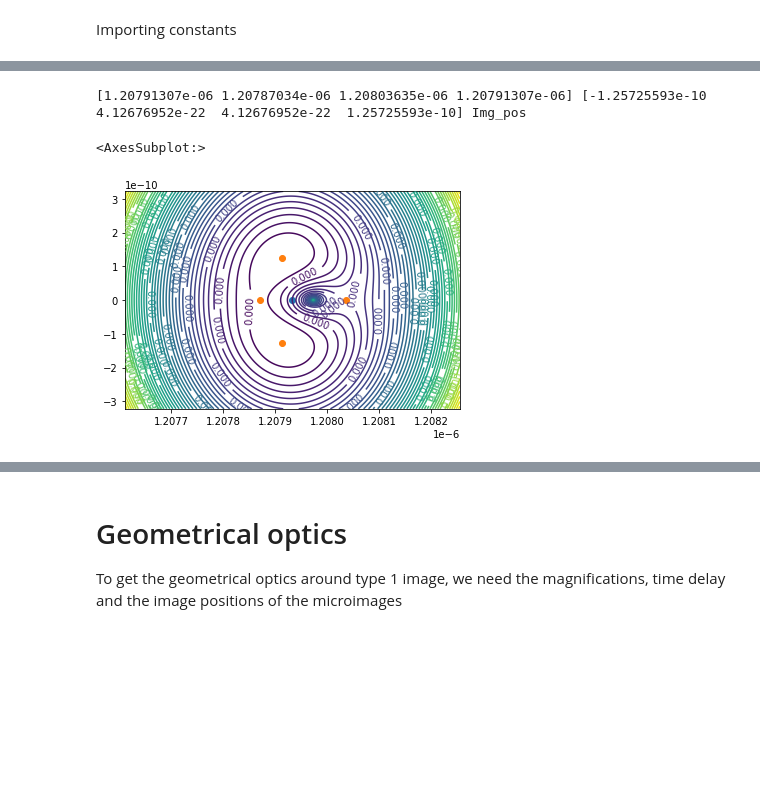
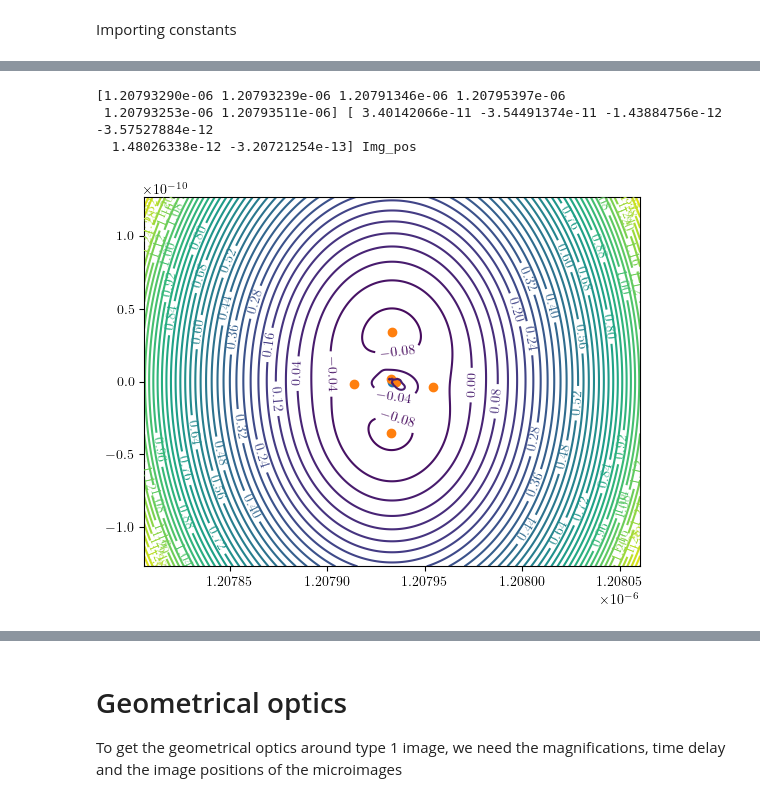
Before and after one commit to manchunyeung/wolensing, a Jupyter notebook: examples/embedded_lens.ipynb, the cells around one changed output, grey strips where cells are left out. Drawn from its saved outputs; the diff is of its cells as text; code cells hidden in the pictures; blank space fills up the shorter version.

```diff
--- a/examples/embedded_lens.ipynb
+++ b/examples/embedded_lens.ipynb
@@ -143,0 +162,2 @@ Tscale = 295529.4644879091
+# %%
+masses=[0.0875411729158816, 0.1380156891218021, 0.37757290272476596, 0.08326002905591416, 0.11751088559578819, 0.0878737809276154, 0.14164220540181344, 0.32080191454865087, 0.1432894584167837, 0.2607705005317567, 0.09098854113286821, 0.636857294268748, 0.10244447554800015, 0.11147041258795794, 0.2124085350914183, 0.6266784519859449, 0.42496685401191886, 1.1390594002155605, 0.4254607239653152, 0.1671246164756932, 0.17585315448008126, 0.36911502207552227]
@@ -143,0 +212,32 @@ Tscale = 295529.4644879091
+# %%
+Images_dict = {'Source_ra': beta0,
+               'Source_dec': beta1,
+               'Img_ra': Img_ra,
+               'Img_dec': Img_dec,
+               'MacroImg_ra': MacroImg_ra,
+               'MacroImg_dec': MacroImg_dec,
+               'Microlens_ra': [eta20],
+               'Microlens_dec': [eta21],
+               'thetaE': thetaE}
+
+# time delays, magnifications, Morse indices
+from lensinggw.utils.utils import TimeDelay, magnifications, getMinMaxSaddle
+from lensinggw.amplification_factor.amplification_factor import geometricalOpticsMagnification
+tds = TimeDelay(Img_ra, Img_dec,
+               beta0, beta1,
+               zL, zS,
+               lens_model_list, kwargs_lens_list)
+mus = magnifications(Img_ra, Img_dec, lens_model_list, kwargs_lens_list)
+ns = getMinMaxSaddle(Img_ra, Img_dec, lens_model_list, kwargs_lens_list, diff = None)
+print('Time delays (seconds): ', tds)
+print('magnifications: ', mus)
+print('Morse indices: ', ns)
+
+lens_model_complete = LensModel(lens_model_list=lens_model_list)
+T = lens_model_complete.fermat_potential
+T0 = thetaE ** (-2) * T(MacroImg_ra[microtype], MacroImg_dec[microtype], kwargs_lens_list, beta0, beta1)#[0]
+if not isinstance(T0, float):
+    T0 = T0[0]
+Tscale = 4 * (1 + zL) * mtot * M_sun * G / c ** 3
+print('T0 = {}'.format(T0))
+print('Tscale = {}'.format(Tscale))
@@ -144,7 +328,7 @@ Tscale = 295529.4644879091
 # %%
 # plot only the microimages around the desired macroimage
-Img_ra = np.delete(Img_ra, [0])
-Img_dec = np.delete(Img_dec, [0])
+# Img_ra = np.delete(Img_ra, [0])
+# Img_dec = np.delete(Img_dec, [0])
 # %%
 import matplotlib.pyplot as plt
 
@@ -158,11 +342,13 @@ plot_contour(ax, lens_model_list, eta10, eta11, 4*thetaE1, kwargs_lens_list, bet
 # %%
 fig1, ax1 = plt.subplots()
-plot_contour(ax1, lens_model_list, MacroImg_ra[microtype], MacroImg_dec[microtype], 8*thetaE2, kwargs_lens_list, beta0, beta1, Img_ra, Img_dec,
+ax2 = plot_contour(ax1, lens_model_list, MacroImg_ra[microtype], MacroImg_dec[microtype], 10*thetaE4, kwargs_lens_list, beta0, beta1, Img_ra, Img_dec,
                     T0 = T0, Tfac = (thetaE)**(-2), micro=True)
+# plt.savefig('0d.png')
 # %% [output]
-[1.20791307e-06 1.20787034e-06 1.20803635e-06 1.20791307e-06] [-1.25725593e-10  4.12676952e-22  4.12676952e-22  1.25725593e-10] Img_pos
+[1.20793290e-06 1.20793239e-06 1.20791346e-06 1.20795397e-06
+ 1.20793253e-06 1.20793511e-06] [ 3.40142066e-11 -3.54491374e-11 -1.43884756e-12 -3.57527884e-12
+  1.48026338e-12 -3.20721254e-13] Img_pos
-<AxesSubplot:>
-[figure, old version]
+[figure, new version]
 # %%
 # Define the characteristic WindowSize
 mL3 = 10
```
Also changed, not shown: parts of 31 cells of this notebook, 17 other files.
